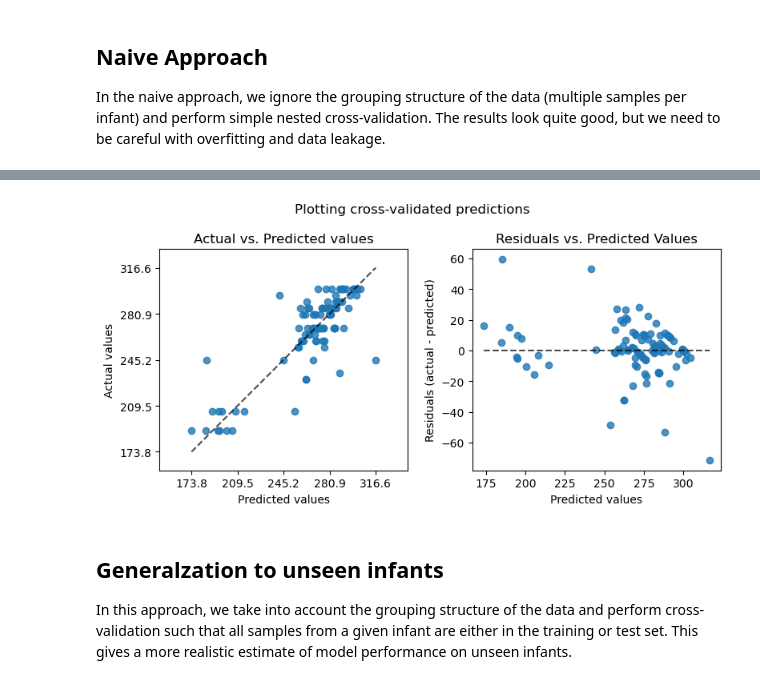
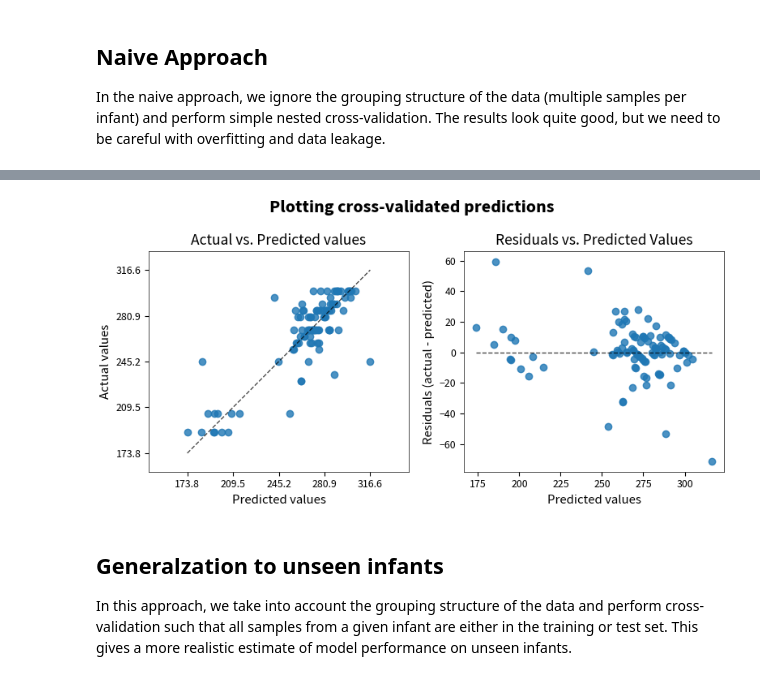
Before and after one commit to Emelie23/microbEvolve2, a Jupyter notebook: scripts/05-2_prediction.ipynb, the cells around one changed output, grey strips where cells are left out. Cells and saved outputs as stored; diff of their text form; code cells hidden in the pictures.

```diff
--- a/scripts/05-2_prediction.ipynb
+++ b/scripts/05-2_prediction.ipynb
@@ -22,6 +22,7 @@ This notebook shows attempts at predicting the behavioural development score wit
 # %%
 import time
 import warnings
+import os
 
 warnings.filterwarnings("ignore")
 
@@ -31,4 +32,8 @@ import matplotlib.pyplot as plt
 import seaborn as sns
 from qiime2 import Artifact
 
+data_dir = "../data"
+
+plt.style.use("../presentation_style")
+
 %matplotlib inline
@@ -50,3 +40,8 @@ New working directory:  /cluster/home/fschindele/microbEvolve2
+# %%
+try:
+    num_cpus = int(os.environ["SLURM_CPUS_PER_TASK"])
+except KeyError:
+    num_cpus = os.cpu_count()
 # %%
 metadata_per_sample = pd.read_csv(
     f"{data_dir}/raw/metadata_per_sample.tsv", sep="\t", index_col="sampleid"
@@ -152,30 +214,34 @@ model = GridSearchCV(
     param_grid=param_grid,
     cv=cv_inner,
     scoring="neg_root_mean_squared_error",
-    n_jobs=-1,
+    n_jobs=num_cpus,
     error_score="raise",
     verbose=True,
 )
 
 # Nested CV with access to per-fold best params
+scoring_metrics = {"rmse": "neg_root_mean_squared_error", "mae": "neg_mean_absolute_error", "r2": "r2"}
 cv_results = cross_validate(
     estimator=model,
     X=X,
     y=y,
     cv=cv_outer,
-    scoring="neg_root_mean_squared_error",
-    n_jobs=-1,
+    scoring=scoring_metrics,
+    n_jobs=num_cpus,
     return_estimator=True,
+    return_train_score=True,
     verbose=1,
 )
 
-y_pred = cross_val_predict(model, X=X, y=y, cv=cv_outer, n_jobs=-1, verbose=True)
+y_pred = cross_val_predict(model, X=X, y=y, cv=cv_outer, n_jobs=num_cpus, verbose=True)
 
 # pause for two seconds to let all threads finish printing their output
 time.sleep(2)
 print("\n*** Nested CV Results (Naive Approach) ***")
-rmse_per_fold = -cv_results["test_score"]
+rmse_per_fold = -cv_results["test_rmse"]
 print("Outer-CV RMSE mean ± sd:", rmse_per_fold.mean(), "±", rmse_per_fold.std(ddof=1))
 best_alphas = [est.best_params_["lasso__alpha"] for est in cv_results["estimator"]]
 print("Best alpha per outer fold:", best_alphas)
+
+save_performance_metrics(cv_results, "Naive Approach (Nested CV)")
 # %% [output]
@@ -189,25 +256,26 @@ Best alpha per outer fold: [3.5938136638046254, 0.05994842503189409, 0.007742636
 # %%
 fig, axs = plt.subplots(ncols=2, figsize=(8, 4))
 PredictionErrorDisplay.from_predictions(
     y,
     y_pred=y_pred,
     kind="actual_vs_predicted",
     ax=axs[0],
     random_state=0,
 )
-axs[0].set_title("Actual vs. Predicted values")
+axs[0].set_title("Actual vs. Predicted values", fontweight="normal")
 PredictionErrorDisplay.from_predictions(
     y,
     y_pred=y_pred,
     kind="residual_vs_predicted",
     ax=axs[1],
 )
-axs[1].set_title("Residuals vs. Predicted Values")
-fig.suptitle("Plotting cross-validated predictions")
-plt.tight_layout()
-plt.show()
+axs[1].set_title("Residuals vs. Predicted Values", fontweight="normal")
+fig.suptitle("Plotting cross-validated predictions", fontweight="bold")
+fig.tight_layout()
+fig.savefig("../figures/naive_nested_cv_predictions_behavior.pdf")
+fig.show()
 # %% [output]
-[figure, old version]
+[figure, new version]
 # %% [markdown]
 ## Generalzation to unseen infants
 In this approach, we take into account the grouping structure of the data and perform cross-validation such that all samples from a given infant are either in the training or test set.
```
Also changed, not shown: parts of 15 cells of this notebook.
